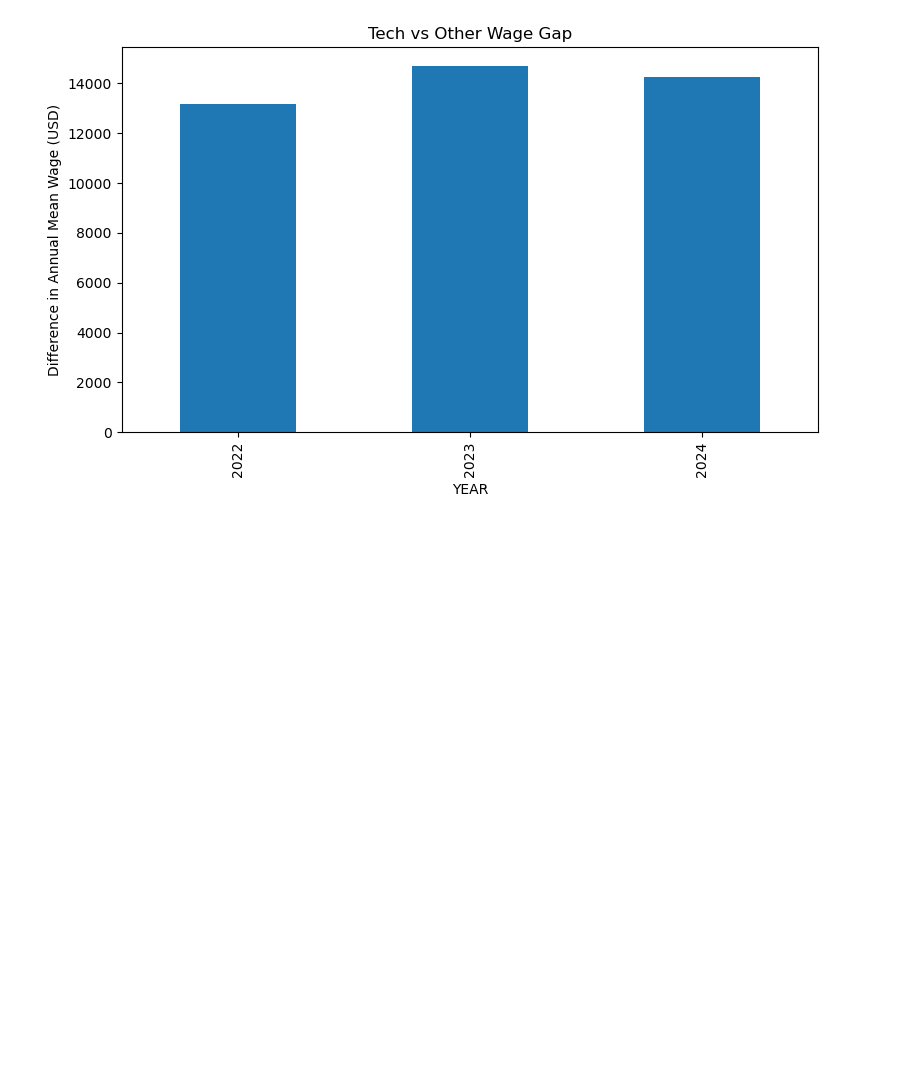
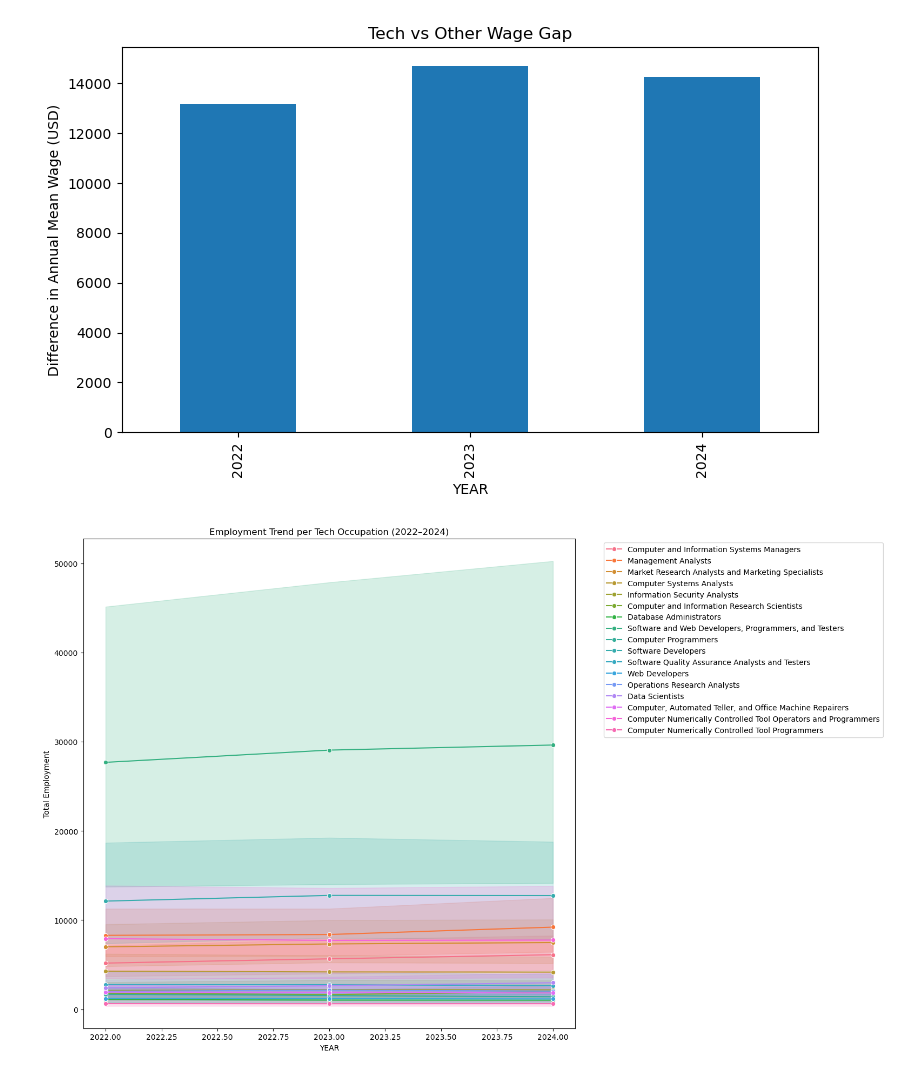
Before and after one commit to 1JuL/proyecto_final_hbd, a Jupyter notebook: proyecto_hdb.ipynb, the cells around one changed output. Saved outputs shown, nothing was run; the diff lists cells and outputs as text; code cells hidden in the pictures; blank space fills up the shorter version.

Commit message:
added and removed some graphs

```diff
--- a/proyecto_hdb.ipynb
+++ b/proyecto_hdb.ipynb
@@ -712,3 +666,15 @@ plt.tight_layout()
 plt.show()
 # %% [output]
 [figure]
+# %%
+plt.figure(figsize=(16,10))
+sns.lineplot(
+    data=df_filtered[df_filtered['Group'] == 'Tech'], x='YEAR', y='TOT_EMP', hue='OCC_TITLE', marker='o'
+)
+plt.title("Employment Trend per Tech Occupation (2022–2024)")
+plt.ylabel("Total Employment")
+plt.legend(bbox_to_anchor=(1.05,1), loc='upper left')
+plt.tight_layout()
+plt.show()
+# %% [output]
+[figure, added]
```
Also changed, not shown: parts of 6 cells of this notebook.
